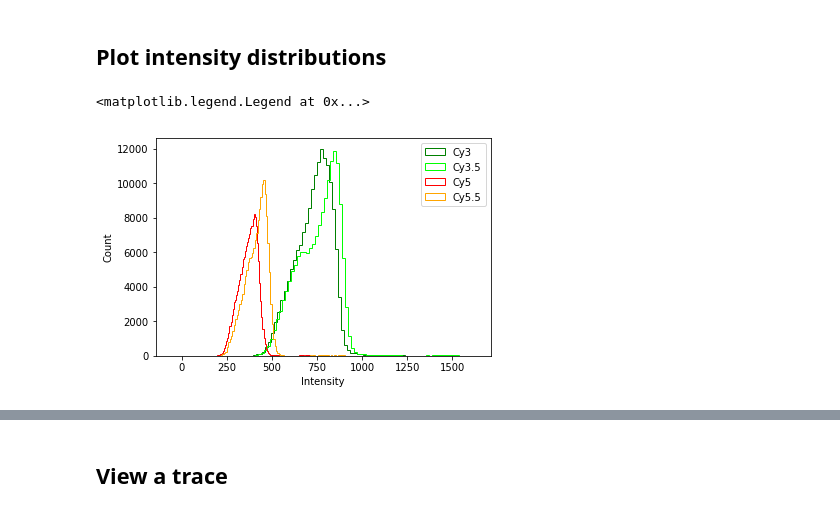
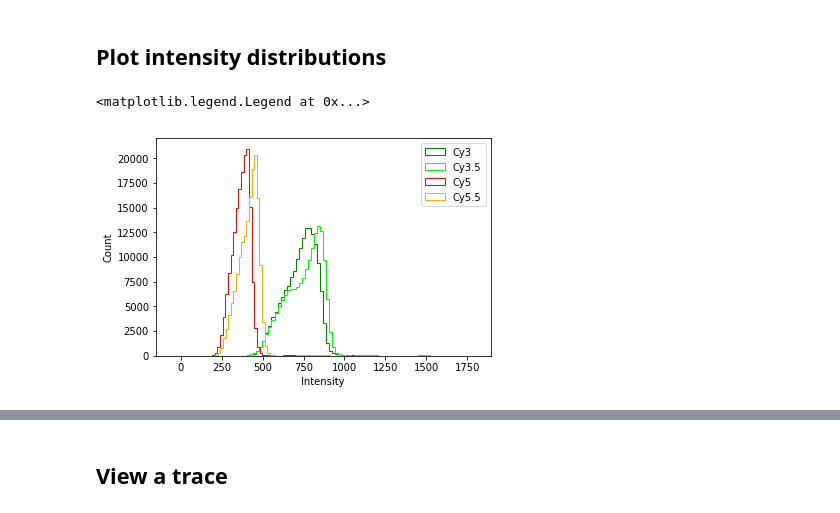
Before and after one commit to ashleefeng/pacbio, a Jupyter notebook: PacBio_read_control.ipynb, the cells around one changed output, grey strips where cells are left out. Cells and saved outputs as stored; diff of their text form; code cells hidden in the pictures.

```diff
--- a/PacBio_read_control.ipynb
+++ b/PacBio_read_control.ipynb
@@ -8,7 +8,7 @@ import xml.etree.ElementTree as ET
 # %%
 filename_prefix = 'E:\\Ashlee\\PacBio\\181207\\blank\\m181207_203634_42131_c000468672559900001500000112312090_s1_p0'
 colors = ['green', (0, 1, 0), 'red', 'orange']
-lasers = ['Cy3', 'Cy3.5', 'Cy5', 'Cy5.5']
+lasers = ['Cy3', 'Cy35', 'Cy5', 'Cy55']
 # %% [markdown]
 ## Load data
 # %%
@@ -76,15 +76,15 @@ avg_intens = np.mean(traces, axis=2) # not decoded
 # %%
 for i in range(4):
     avg_intens_i = avg_intens.T[i]
     min_i = min(avg_intens_i)
-    max_i = max(avg_intens_i)
+    max_i = 1800
     plt.hist(avg_intens_i, bins=100, range=[min_i, max_i], histtype='step', color=colors[i])
 
 
 plt.xlabel('Intensity')
 plt.ylabel('Count')
 plt.legend(lasers)
 # %% [output]
 <matplotlib.legend.Legend at 0x...>
-[figure, old version]
+[figure, new version]
 # %%
```
Also changed, not shown: parts of 4 cells of this notebook, 4 other files.
